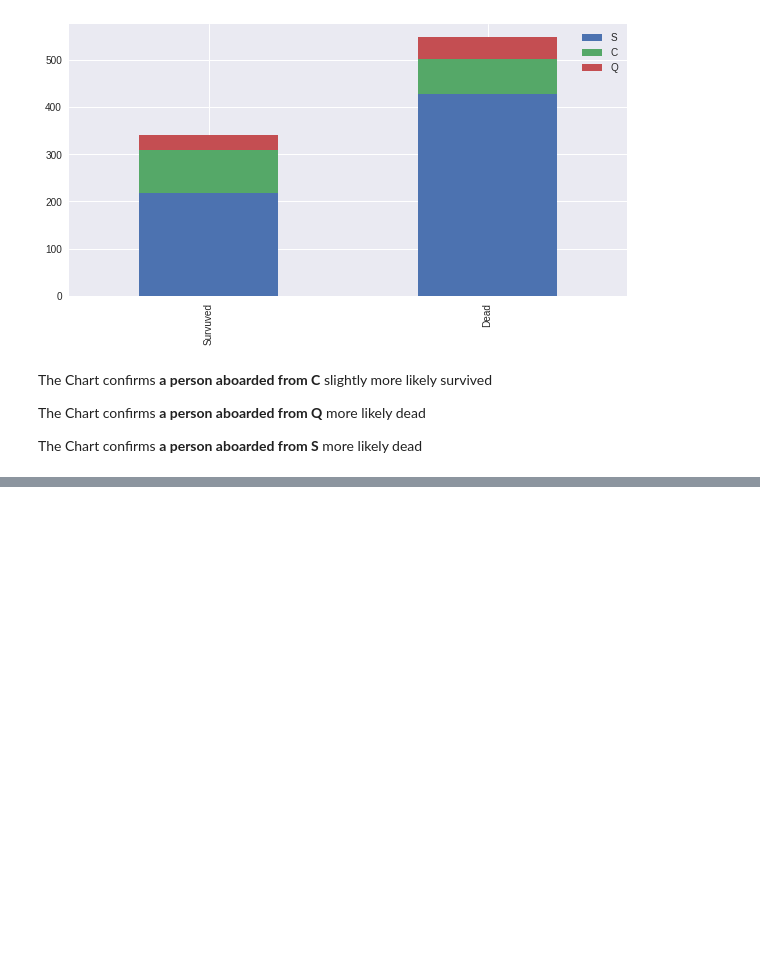
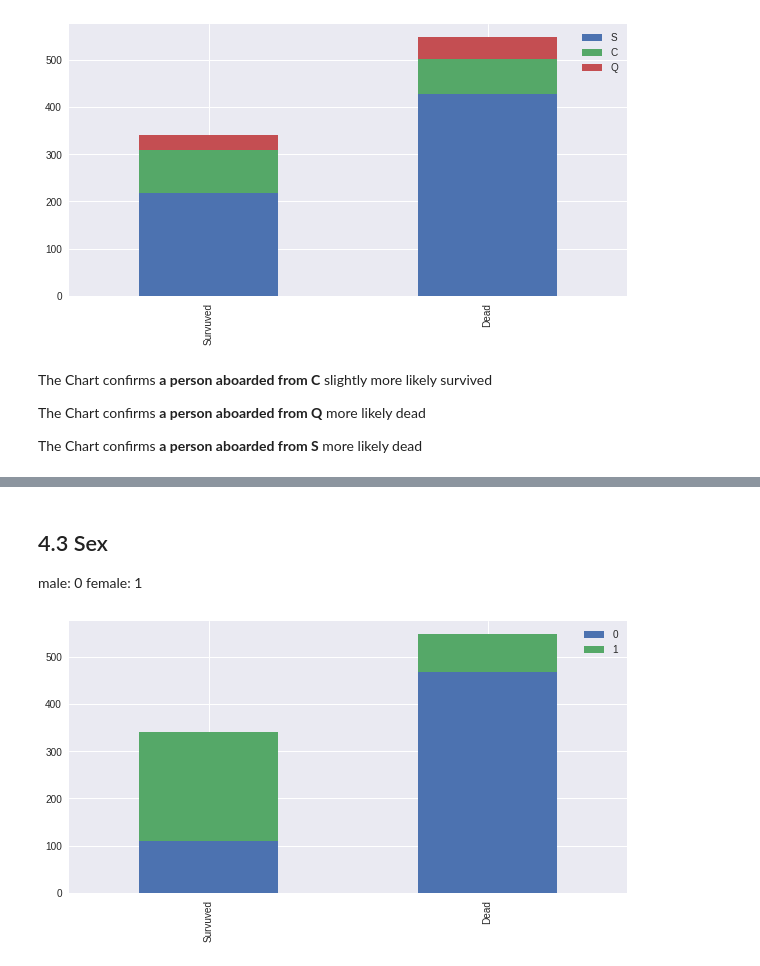
Before and after one commit to seongjoojin/deeprunning-study, a Jupyter notebook: Machine Learning/titanic_solution.ipynb, the cells around one changed output, grey strips where cells are left out. Saved outputs shown, nothing was run; the diff lists cells and outputs as text; code cells hidden in the pictures; blank space fills up the shorter version.

```diff
--- a/Machine Learning/titanic_solution.ipynb
+++ b/Machine Learning/titanic_solution.ipynb
@@ -228,0 +428,4 @@ The Chart confirms **a person aboarded from S** more likely dead
+# %% [markdown]
+## 4.3 Sex
+
+male: 0 female: 1
@@ -228,0 +436,4 @@ The Chart confirms **a person aboarded from S** more likely dead
+# %%
+bar_chart('Sex')
+# %% [output]
+[figure, added]
```
Also changed, not shown: parts of 102 cells of this notebook.
